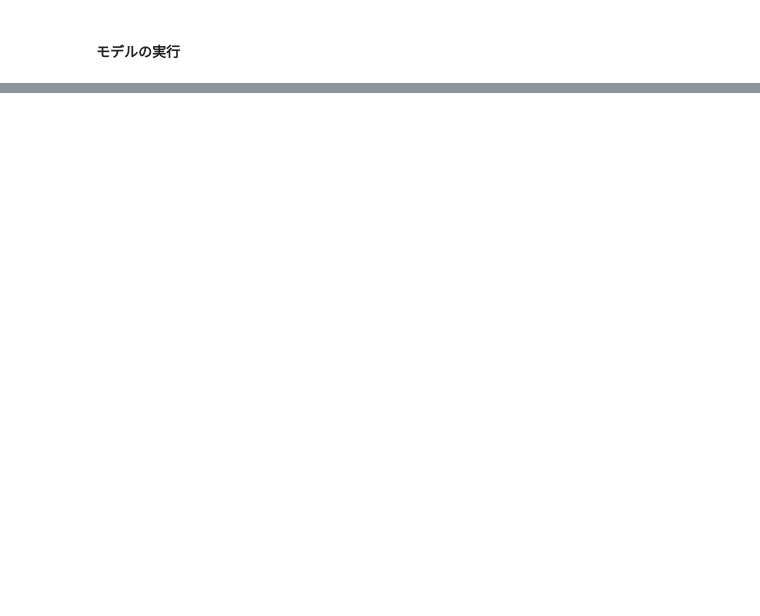
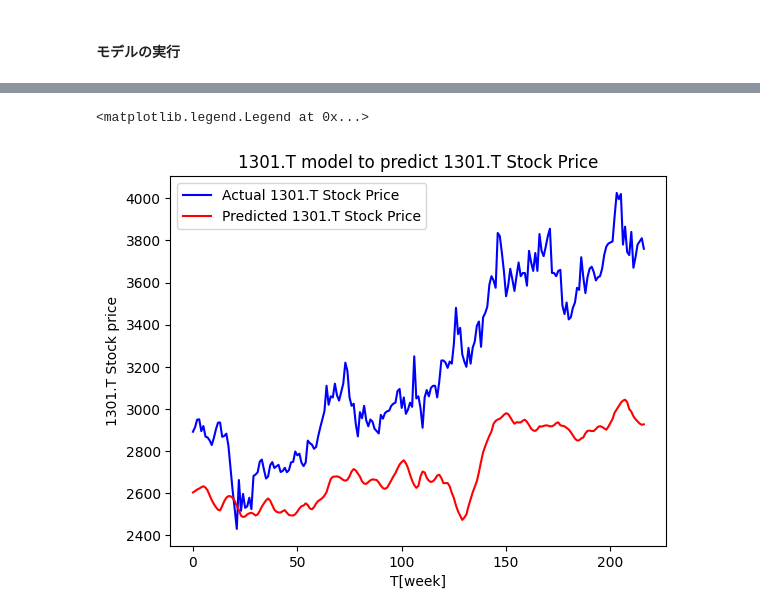
Before and after one commit to UmaShiny/research_using_uv, a Jupyter notebook: notebook/dev/build_LSTM.ipynb, the cells around one changed output, grey strips where cells are left out. Cells and saved outputs as stored; diff of their text form; code cells hidden in the pictures; blank space fills up the shorter version.

```diff
--- a/notebook/dev/build_LSTM.ipynb
+++ b/notebook/dev/build_LSTM.ipynb
@@ -381,0 +515,8 @@ KeyboardInterrupt:
+# %%
+# calc rmse
+from sklearn.metrics import root_mean_squared_error
+rmse = root_mean_squared_error(y_test_scaled[:-1], predictions[:-1])
+rmse
+# %%
+modelS_path = Path('../../model/dev_LSTM/')
+all_model_pkl = list(modelS_path.rglob('LSTM_model_*.pkl'))
@@ -381,0 +610,6 @@ KeyboardInterrupt:
+# %%
+y_test_original = y_scaler.inverse_transform(y_test_scaled.reshape(-1, 1)).reshape(y_test_scaled.shape)
+predictions_original = y_scaler.inverse_transform(predictions.reshape(-1, 1)).reshape(predictions.shape)
+# %%
+Observations = y_test_original
+Predictions = predictions_original
@@ -381,0 +636,10 @@ KeyboardInterrupt:
+# %%
+plt.plot(Observations, label='Actual 1301.T Stock Price', color='blue')
+plt.plot(Predictions, label='Predicted 1301.T Stock Price', color='red')
+plt.xlabel('T[week]')
+plt.ylabel('1301.T Stock price')
+plt.title('1301.T model to predict 1301.T Stock Price')
+plt.legend()
+# %% [output]
+<matplotlib.legend.Legend at 0x...>
+[figure, added]
```
Also changed, not shown: parts of 60 cells of this notebook, 5 other files.
